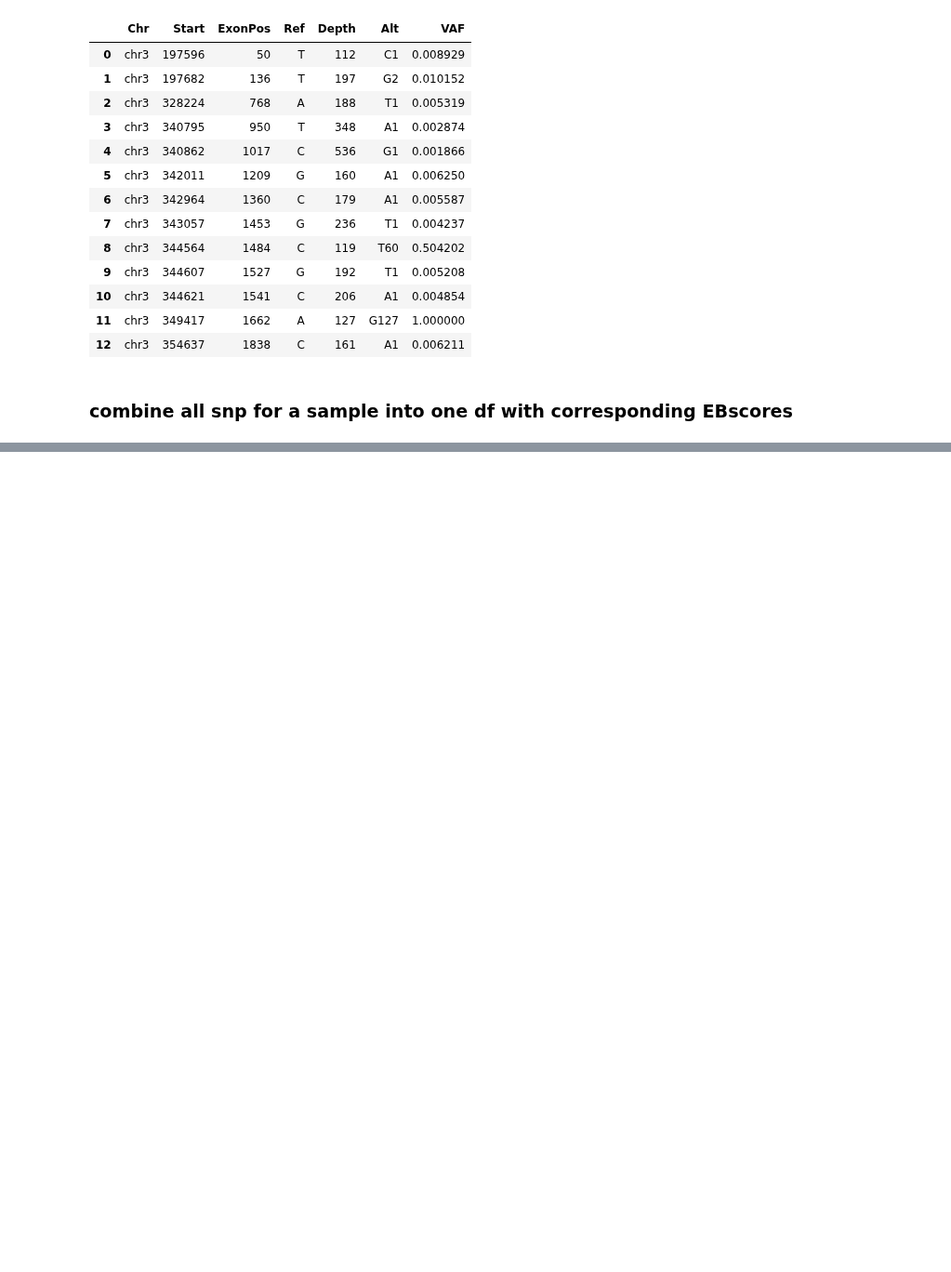
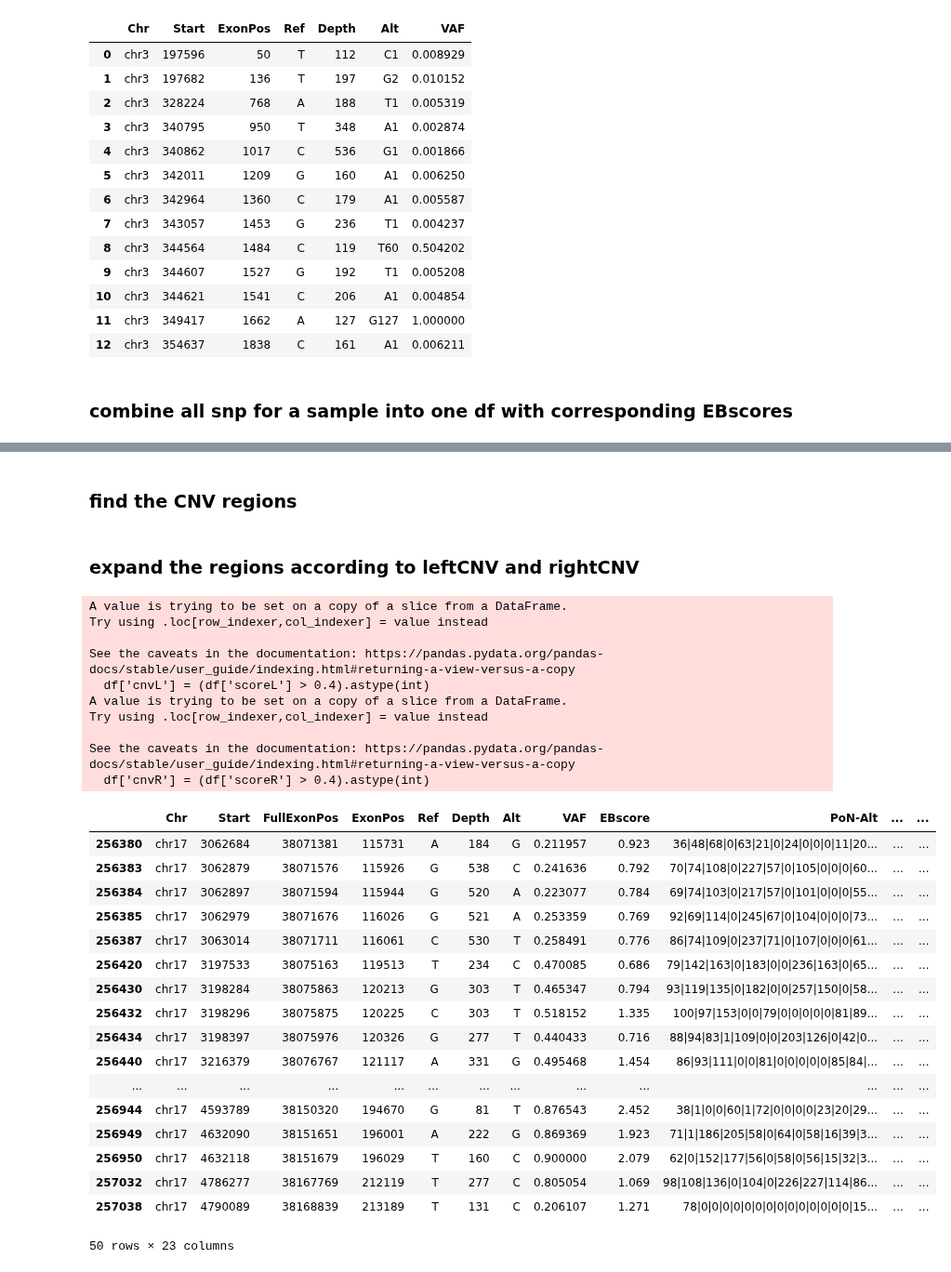
Before and after one commit to Mar111tiN/myCNV, a Jupyter notebook: nb/combineCNVdata.ipynb, the cells around one changed output, grey strips where cells are left out. Shown at 93% size. Saved outputs shown, nothing was run; the diff lists cells and outputs as text; code cells hidden in the pictures; blank space fills up the shorter version.

Commit message:
adding metrices

```diff
--- a/nb/combineCNVdata.ipynb
+++ b/nb/combineCNVdata.ipynb
@@ -194,0 +174,4 @@ tidy_df(filter_df).to_csv(f"{output_path}/PON_coverage_filter.csv", sep='\t', in
+# %%
+sample = "01_A"
+cov_df = combine_Covdata(sample, sample_cnv_path=cnv_path, PON_cnv_path=cnvPON_path)
+cov_df
@@ -194,0 +237,25 @@ tidy_df(filter_df).to_csv(f"{output_path}/PON_coverage_filter.csv", sep='\t', in
+# %%
+def rolling_SNP_metrix(snp_df, chrom='',window_size=20, center=0.5):
+    '''
+    creates metrices to define heteroSNP gaps
+    '''
+
+    # reduce to hetero_SNPs
+    df = snp_df.query('Chr == @chrom')
+    # compute the heteroSNP center as the mean of all VAFs
+
+    df.loc[:,'offCenter'] = np.abs(df['VAF'] - center)
+    df.loc[:,'stdL'] = df.rolling(window_size)['VAF'].std()
+    df.loc[:,'stdR'] = df.shift(-window_size + 1)['stdL']
+    df.loc[:,'sumL'] = df.rolling(window_size)['offCenter'].sum()
+    df.loc[:,'sumR'] = df.shift(-window_size + 1)['sumL']
+    df.loc[:,'dVAFL'] = df.rolling(window_size)['deltaVAF'].sum()
+    df.loc[:,'dVAFR'] = df.shift(-window_size + 1)['dVAFL']
+    # fill up the margins
+    for col in ['stdL', 'sumL', 'dVAFL']:
+        df[col] = df[col].fillna(method='bfill')
+    for col in ['stdR', 'sumR', 'dVAFR']:
+        df[col] = df[col].fillna(method='ffill')
+    df.loc[:,'scoreL'] = df['sumL'] + df['dVAFL']
+    df.loc[:,'scoreR'] = df['sumR'] + df['dVAFL']
+    return df
@@ -194,0 +293,10 @@ tidy_df(filter_df).to_csv(f"{output_path}/PON_coverage_filter.csv", sep='\t', in
+# %%
+config = {
+    'VAFlimits':[0.05,0.95],
+    'windowSize': 50,
+    'minEBscore':0.5,
+    'minDepth': 30
+
+}
+std_df = mark_heteroSNP(snp_df, config=config)
+std_df
@@ -194,0 +338,39 @@ tidy_df(filter_df).to_csv(f"{output_path}/PON_coverage_filter.csv", sep='\t', in
+# %% [markdown]
+### find the CNV regions
+# %% [markdown]
+### expand the regions according to leftCNV and rightCNV
+# %%
+df = std_df.query('Chr == "chr17"')
+# %%
+df['cnvL'] = (df['scoreL'] > 0.4).astype(int)
+df['cnvR'] = (df['scoreR'] > 0.4).astype(int)
+df[40:90]
+# %% [output]
+A value is trying to be set on a copy of a slice from a DataFrame.
+Try using .loc[row_indexer,col_indexer] = value instead
+
+See the caveats in the documentation: https://pandas.pydata.org/pandas-docs/stable/user_guide/indexing.html#returning-a-view-versus-a-copy
+  df['cnvL'] = (df['scoreL'] > 0.4).astype(int)
+A value is trying to be set on a copy of a slice from a DataFrame.
+Try using .loc[row_indexer,col_indexer] = value instead
+
+See the caveats in the documentation: https://pandas.pydata.org/pandas-docs/stable/user_guide/indexing.html#returning-a-view-versus-a-copy
+  df['cnvR'] = (df['scoreR'] > 0.4).astype(int)
+|  | Chr | Start | FullExonPos | ExonPos | Ref | Depth | Alt | VAF | EBscore | PoN-Alt | ... | ... |
+| 256380 | chr17 | 3062684 | 38071381 | 115731 | A | 184 | G | 0.211957 | 0.923 | 36|48|68|0|63|21|0|24|0|0|0|11|20... | ... | ... |
+| 256383 | chr17 | 3062879 | 38071576 | 115926 | G | 538 | C | 0.241636 | 0.792 | 70|74|108|0|227|57|0|105|0|0|0|60... | ... | ... |
+| 256384 | chr17 | 3062897 | 38071594 | 115944 | G | 520 | A | 0.223077 | 0.784 | 69|74|103|0|217|57|0|101|0|0|0|55... | ... | ... |
+| 256385 | chr17 | 3062979 | 38071676 | 116026 | G | 521 | A | 0.253359 | 0.769 | 92|69|114|0|245|67|0|104|0|0|0|73... | ... | ... |
+| 256387 | chr17 | 3063014 | 38071711 | 116061 | C | 530 | T | 0.258491 | 0.776 | 86|74|109|0|237|71|0|107|0|0|0|61... | ... | ... |
+| 256420 | chr17 | 3197533 | 38075163 | 119513 | T | 234 | C | 0.470085 | 0.686 | 79|142|163|0|183|0|0|236|163|0|65... | ... | ... |
+| 256430 | chr17 | 3198284 | 38075863 | 120213 | G | 303 | T | 0.465347 | 0.794 | 93|119|135|0|182|0|0|257|150|0|58... | ... | ... |
+| 256432 | chr17 | 3198296 | 38075875 | 120225 | C | 303 | T | 0.518152 | 1.335 | 100|97|153|0|0|79|0|0|0|0|0|81|89... | ... | ... |
+| 256434 | chr17 | 3198397 | 38075976 | 120326 | G | 277 | T | 0.440433 | 0.716 | 88|94|83|1|109|0|0|203|126|0|42|0... | ... | ... |
+| 256440 | chr17 | 3216379 | 38076767 | 121117 | A | 331 | G | 0.495468 | 1.454 | 86|93|111|0|0|81|0|0|0|0|0|85|84|... | ... | ... |
+| ... | ... | ... | ... | ... | ... | ... | ... | ... | ... | ... | ... | ... |
+| 256944 | chr17 | 4593789 | 38150320 | 194670 | G | 81 | T | 0.876543 | 2.452 | 38|1|0|0|60|1|72|0|0|0|0|23|20|29... | ... | ... |
+| 256949 | chr17 | 4632090 | 38151651 | 196001 | A | 222 | G | 0.869369 | 1.923 | 71|1|186|205|58|0|64|0|58|16|39|3... | ... | ... |
+| 256950 | chr17 | 4632118 | 38151679 | 196029 | T | 160 | C | 0.900000 | 2.079 | 62|0|152|177|56|0|58|0|56|15|32|3... | ... | ... |
+| 257032 | chr17 | 4786277 | 38167769 | 212119 | T | 277 | C | 0.805054 | 1.069 | 98|108|136|0|104|0|226|227|114|86... | ... | ... |
+| 257038 | chr17 | 4790089 | 38168839 | 213189 | T | 131 | C | 0.206107 | 1.271 | 78|0|0|0|0|0|0|0|0|0|0|0|0|0|0|15... | ... | ... |
+50 rows × 23 columns
```
Also changed, not shown: parts of 42 cells of this notebook, 2 other files.
